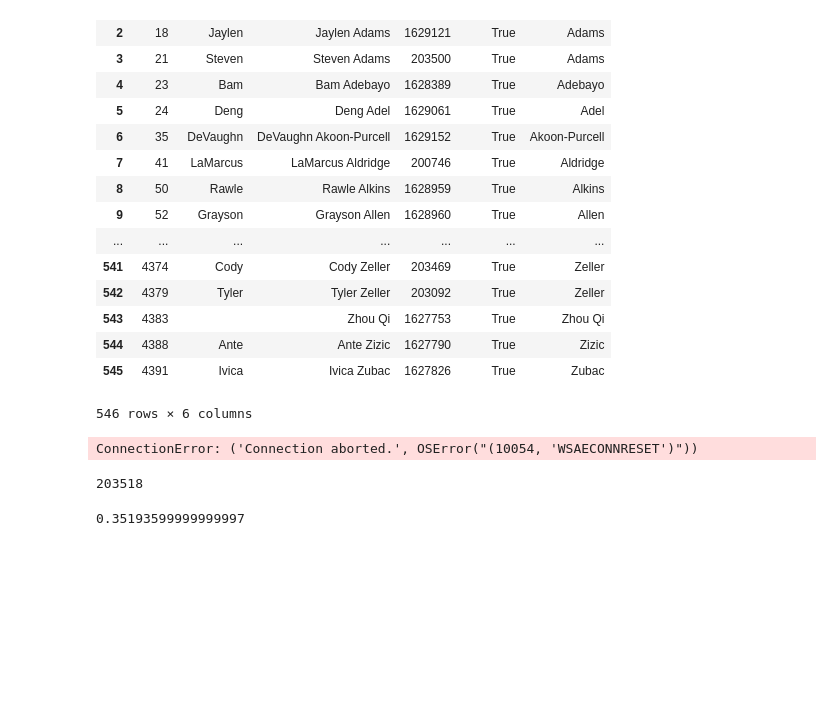
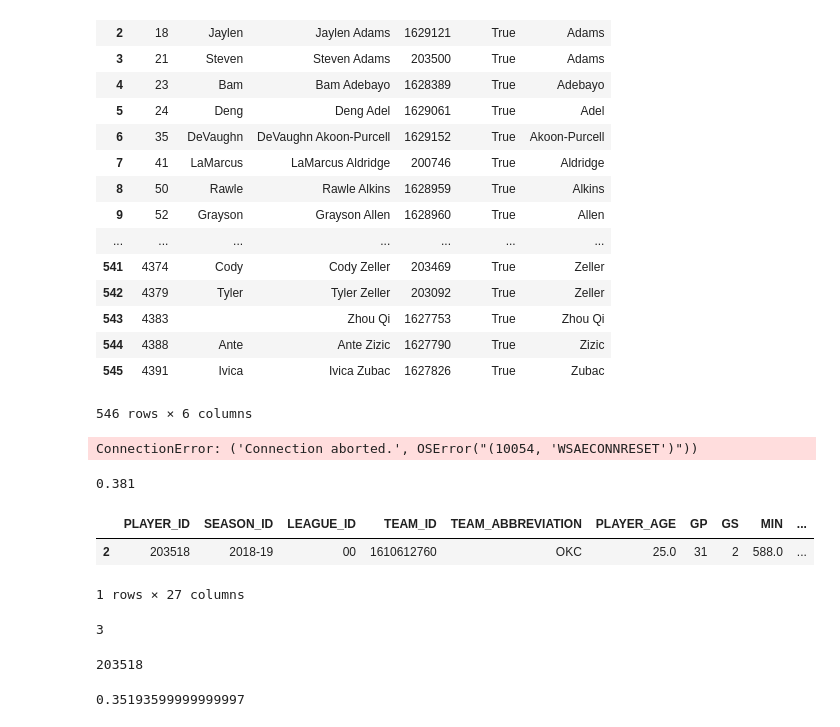
Before and after one commit to nickkeller21/Project1, a Jupyter notebook: nick/Nick Testing.ipynb, the cells around one changed output. Cells and saved outputs as stored; diff of their text form; code cells hidden in the pictures; blank space fills up the shorter version.

```diff
--- a/nick/Nick Testing.ipynb
+++ b/nick/Nick Testing.ipynb
@@ -79,3 +92,19 @@ playervsplayer.
+# %%
+career = pcs.PlayerCareerStats(player_id = active_players_df["id"][0],timeout = 100)
+career_seasons = career.get_data_frames()[0]
+career_seasons["FG3_PCT"][0]
+# %% [output]
+0.381
+# %%
+career_seasons[len(career_seasons)-1:]
+# %% [output]
+|  | PLAYER_ID | SEASON_ID | LEAGUE_ID | TEAM_ID | TEAM_ABBREVIATION | PLAYER_AGE | GP | GS | MIN | ... |
+| 2 | 203518 | 2018-19 | 00 | 1610612760 | OKC | 25.0 | 31 | 2 | 588.0 | ... |
+1 rows × 27 columns
+# %%
+len(career_seasons)
+# %% [output]
+3
 # %%
 active_players_df["id"][0]
 # %% [output]
```
Also changed, not shown: parts of 8 cells of this notebook.
